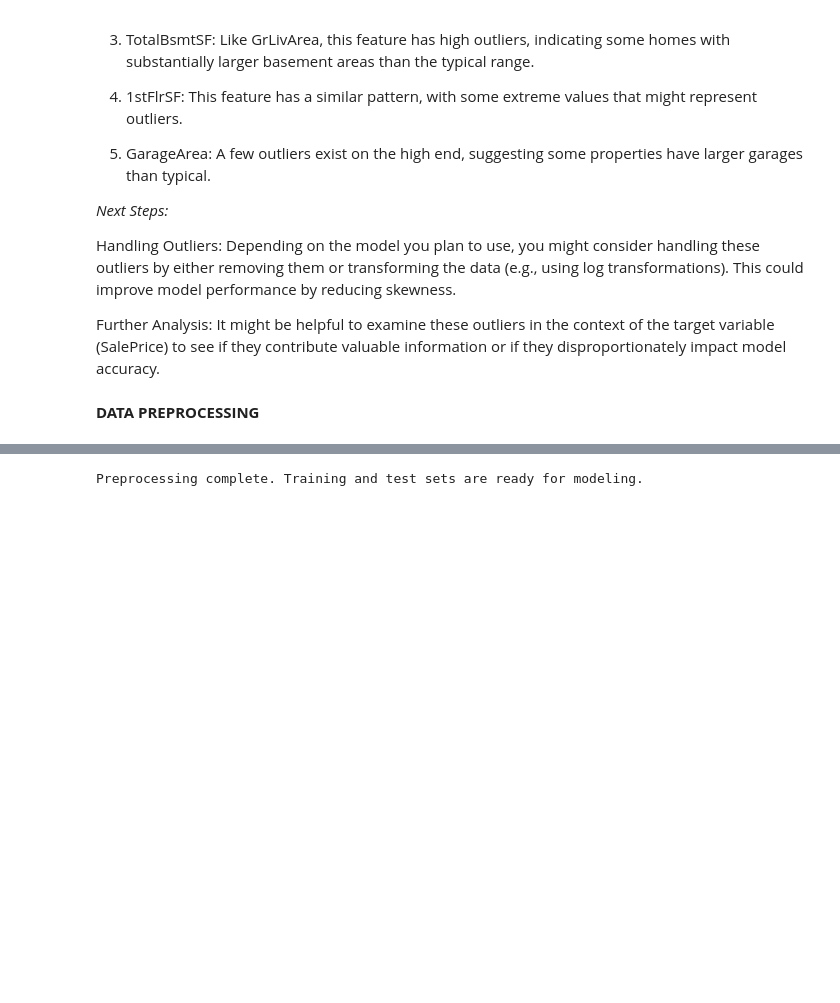
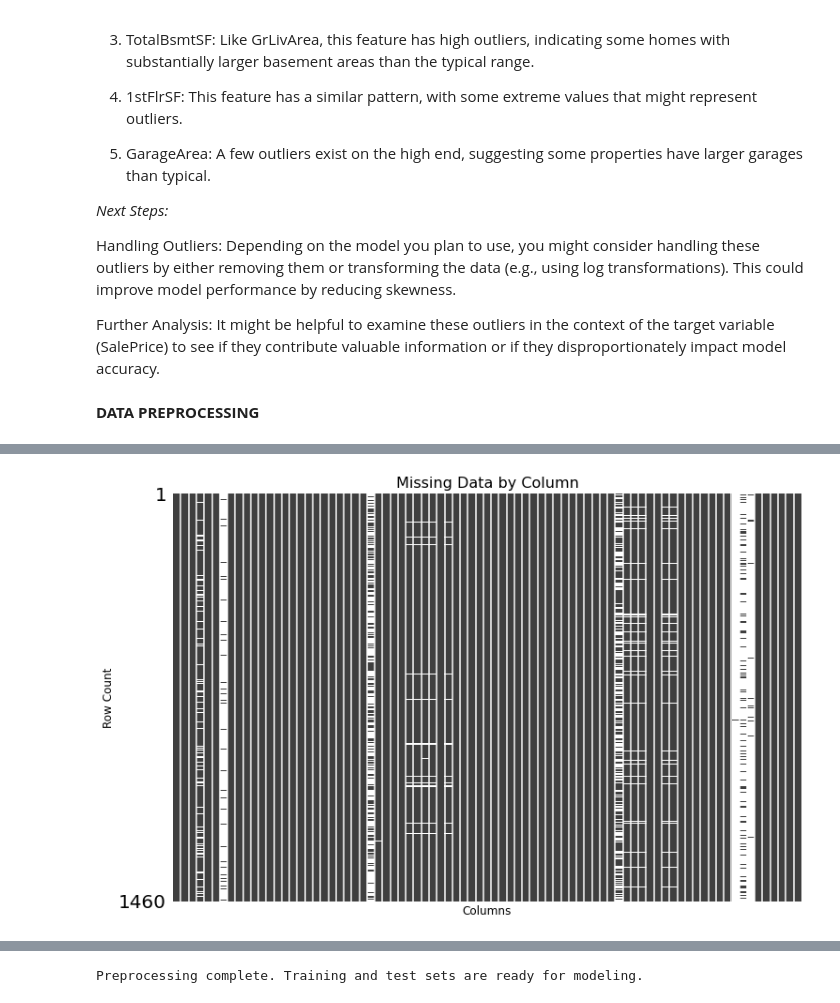
Before and after one commit to NamaembaSilali/House-Prices---Advanced-Regression-Techniques, a Jupyter notebook: index.ipynb, the cells around one changed output, grey strips where cells are left out. Cells and saved outputs as stored; diff of their text form; code cells hidden in the pictures; blank space fills up the shorter version.

```diff
--- a/index.ipynb
+++ b/index.ipynb
@@ -286,0 +381,18 @@ Further Analysis: It might be helpful to examine these outliers in the context o
+# %%
+import missingno as msno
+
+# Plot missing data
+fig, ax = plt.subplots(figsize=(12, 8))
+msno.matrix(data, sparkline=True, ax=ax)
+
+# Set title and labels
+ax.set_title('Missing Data by Column', fontsize=16)
+ax.set_xlabel('Columns', fontsize=12)
+ax.set_ylabel('Row Count', fontsize=12)
+
+# Rotate x-axis labels for readability
+plt.xticks(rotation=90)
+
+plt.show()
+# %% [output]
+[figure, added]
```
Also changed, not shown: parts of 12 cells of this notebook.
